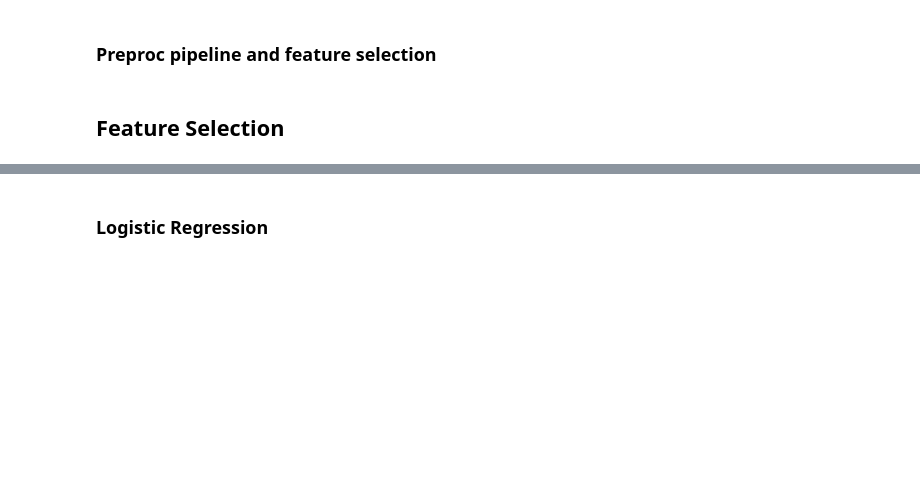
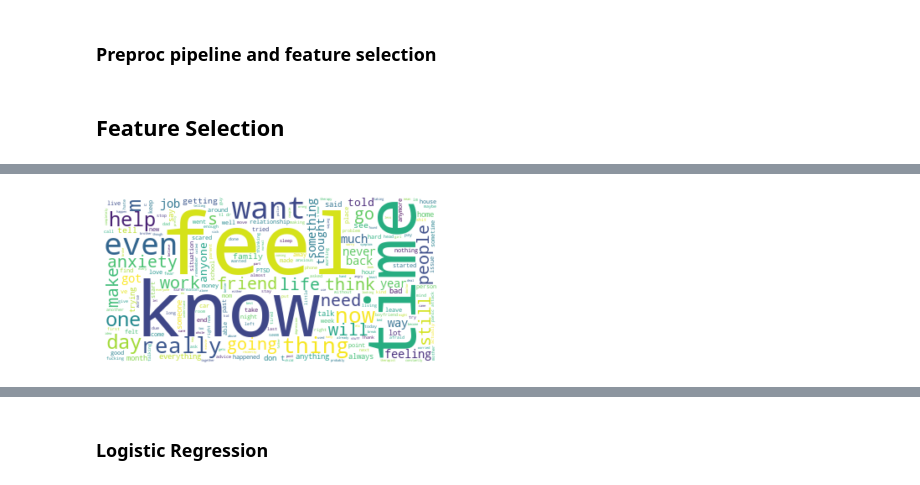
Before and after one commit to rradulov/dreaddit, a Jupyter notebook: notebooks/preprocessing_pipeline.ipynb, the cells around one changed output, grey strips where cells are left out. Drawn from its saved outputs; the diff is of its cells as text; code cells hidden in the pictures; blank space fills up the shorter version.

```diff
--- a/notebooks/preprocessing_pipeline.ipynb
+++ b/notebooks/preprocessing_pipeline.ipynb
@@ -164,0 +257,30 @@ y_test = clean_test['label']
+# %%
+data_train = pd.read_csv('../raw_data/dreaddit-train.csv', parse_dates=True)
+data_test = pd.read_csv('../raw_data/dreaddit-test.csv', parse_dates=True)
+data = pd.concat([data_train, data_test])
+# %%
+data['domain'] = data['subreddit'].map({'domesticviolence': 'abuse',
+                                                   'survivorsofabuse': 'abuse',
+                                                   'anxiety': 'anxiety',
+                                                   'stress': 'anxiety',
+                                                   'almosthomeless': 'ﬁnancial',
+                                                   'assistance': 'ﬁnancial',
+                                                   'food_pantry': 'ﬁnancial',
+                                                   'homeless':'ﬁnancial',
+                                                   'ptsd':'ptsd',
+                                                   'relationships':'social'
+                                                   })
+# %%
+stressed = data.loc[data['label']==1]['text']
+non_stressed = data.loc[data['label']==0]['text']
+stressed_corpus = " ".join(["".join(i) for i in stressed])
+non_stressed_corpus = " ".join(["".join(i) for i in non_stressed])
+from wordcloud import WordCloud, STOPWORDS
+wordcloud_stressed = WordCloud(max_font_size=100, max_words=1000, background_color="white", stopwords=STOPWORDS).generate(stressed_corpus)
+wordcloud_non_stressed = WordCloud(max_font_size=100, max_words=1000, background_color="white", stopwords=STOPWORDS).generate(non_stressed_corpus)
+# %%
+plt.imshow(wordcloud_stressed, interpolation='bilinear')
+plt.axis("off")
+plt.show()
+# %% [output]
+[figure, added]
```
Also changed, not shown: parts of 31 cells of this notebook, 1 other file.
